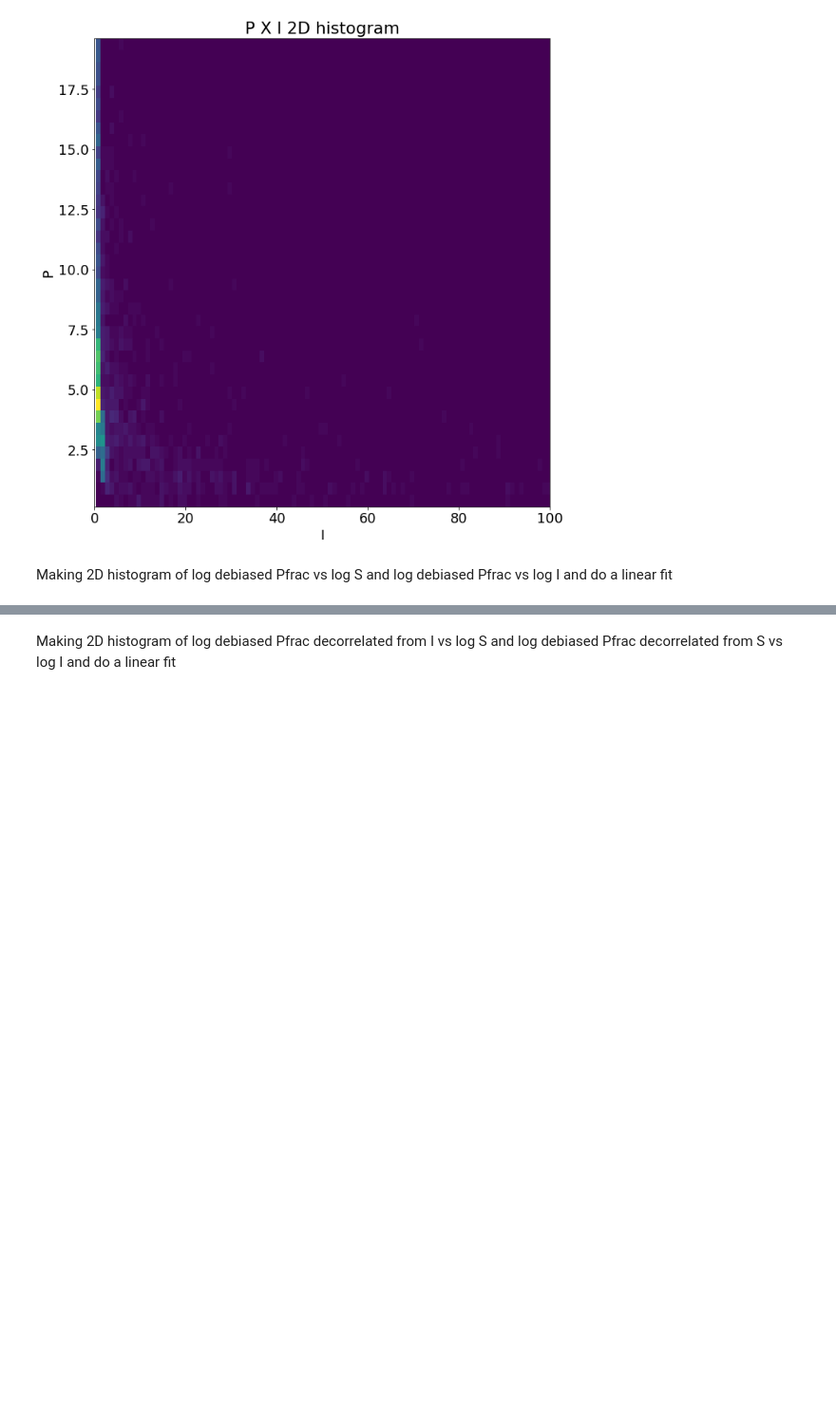
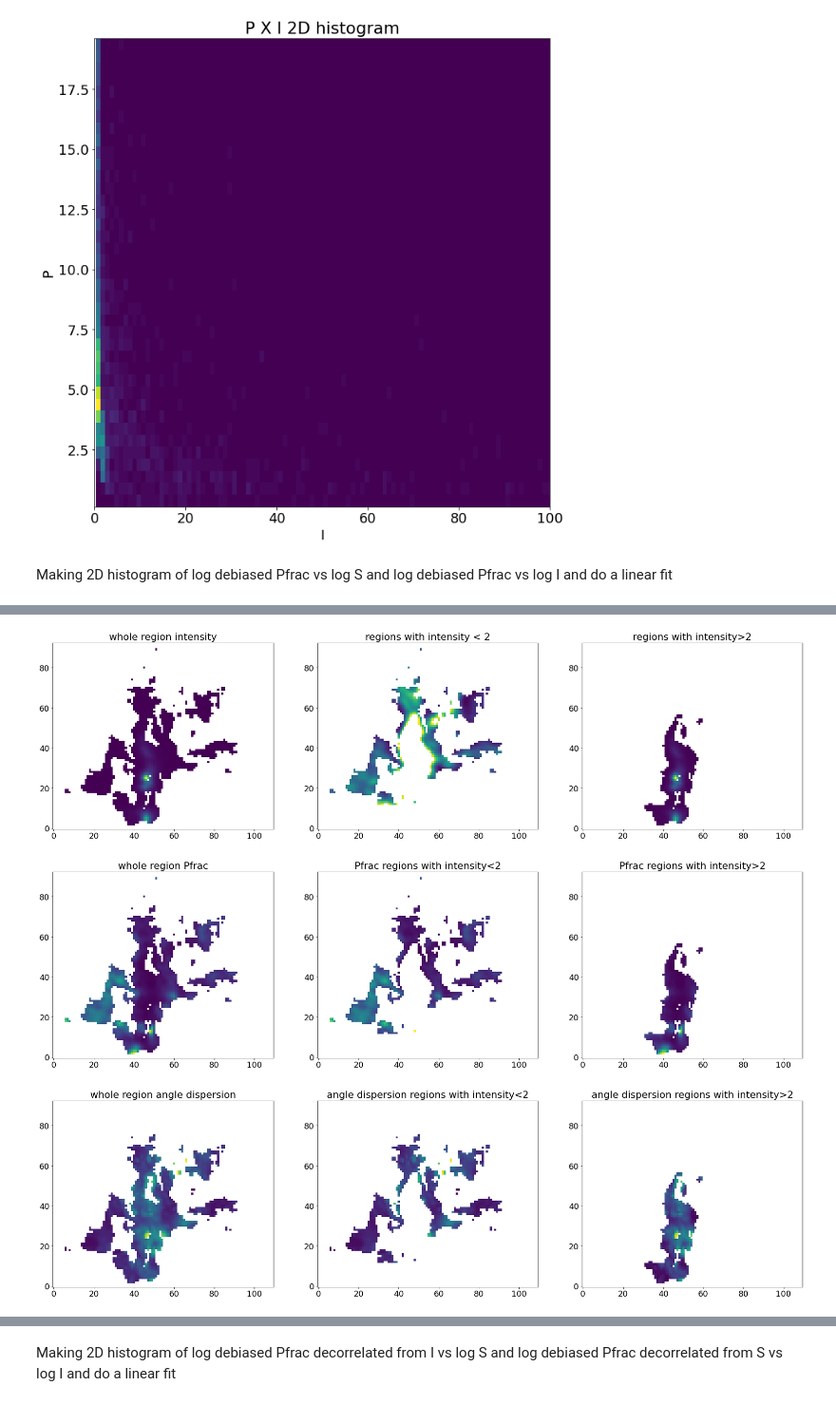
Before and after one commit to Siddharth3-14/Internship-MIT, a Jupyter notebook: angle_dispersion_funtion.ipynb, the cells around one changed output, grey strips where cells are left out. Shown: that part at 95% size. Cells and saved outputs as stored; diff of their text form; code cells hidden in the pictures; blank space fills up the shorter version.

```diff
--- a/angle_dispersion_funtion.ipynb
+++ b/angle_dispersion_funtion.ipynb
@@ -472,0 +490,63 @@ plt.show()
+# %%
+I_under_2 = BlankedMapStokesI.copy()
+p_under_2 = BlankedMapPol.copy()
+s_under_2 = S_map_v2.copy()
+
+
+I_over_2 = BlankedMapStokesI.copy()
+p_over_2 = BlankedMapPol.copy()
+s_over_2 = S_map_v2.copy()
+
+
+selector = BlankedMapStokesI.data>=2
+I_under_2.data[selector] = np.nan
+p_under_2.data[selector] = np.nan
+s_under_2.data[selector] = np.nan
+
+
+selector = BlankedMapStokesI.data<2
+I_over_2.data[selector] = np.nan
+p_over_2.data[selector] = np.nan
+s_over_2.data[selector] = np.nan
+
+
+
+fig = plt.subplots(figsize =(30, 10))
+ax1 = plt.subplot(131)
+ax1.imshow(BlankedMapStokesI.data,origin='lower')
+ax1.set_title('whole region intensity')
+ax2 = plt.subplot(132)
+ax2.imshow(I_under_2.data,origin = 'lower')
+ax2.set_title('regions with intensity < 2')
+ax3 = plt.subplot(133)
+ax3.imshow(I_over_2.data,origin = 'lower')
+ax3.set_title('regions with intensity>2')
+plt.show()
+
+fig = plt.subplots(figsize =(30, 10))
+ax1 = plt.subplot(131)
+ax1.imshow(BlankedMapPol.data,origin='lower')
+ax1.set_title('whole region Pfrac')
+ax2 = plt.subplot(132)
+ax2.imshow(p_under_2.data,origin = 'lower')
+ax2.set_title('Pfrac regions with intensity<2')
+ax3 = plt.subplot(133)
+ax3.imshow(p_over_2.data,origin = 'lower')
+ax3.set_title('Pfrac regions with intensity>2')
+plt.show()
+
+fig = plt.subplots(figsize =(30, 10))
+ax1 = plt.subplot(131)
+ax1.imshow(S_map_v2.data,origin='lower')
+ax1.set_title('whole region angle dispersion')
+ax2 = plt.subplot(132)
+ax2.imshow(s_under_2.data,origin = 'lower')
+ax2.set_title('angle dispersion regions with intensity<2')
+ax3 = plt.subplot(133)
+ax3.imshow(s_over_2.data,origin = 'lower')
+ax3.set_title('angle dispersion regions with intensity>2')
+plt.show()
+# %% [output]
+[figure, added]
+[figure, added]
+[figure, added]
```
Also changed, not shown: parts of 14 cells of this notebook, 1 other file.
